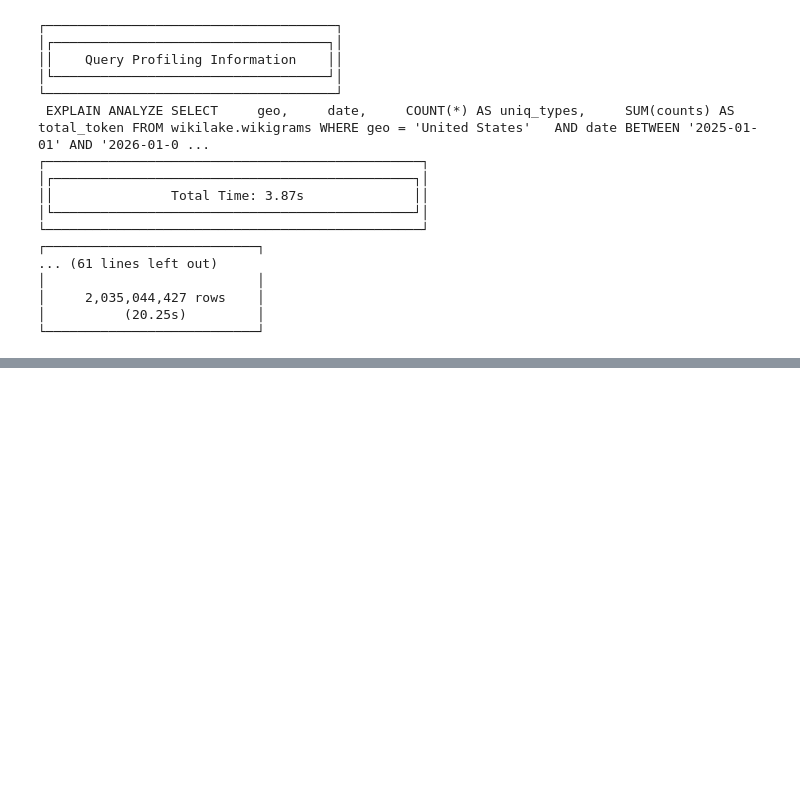
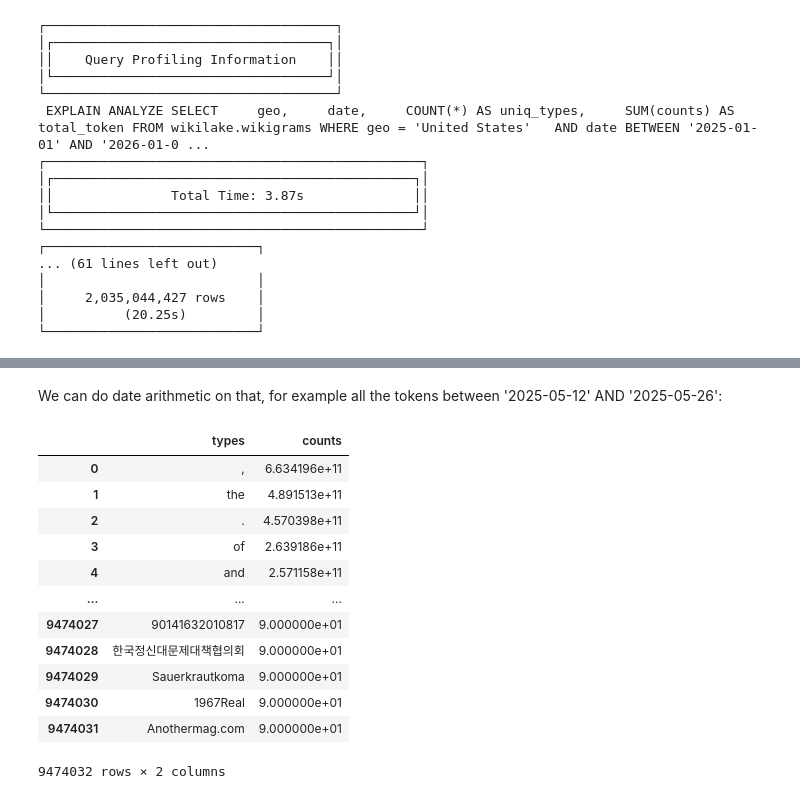
Before and after one commit to Vermont-Complex-Systems/wikigrams, a Jupyter notebook: getting-started.ipynb, the cells around one changed output, grey strips where cells are left out. Drawn from its saved outputs; the diff is of its cells as text; code cells hidden in the pictures; blank space fills up the shorter version.

```diff
--- a/getting-started.ipynb
+++ b/getting-started.ipynb
@@ -185,0 +388,26 @@ for row in plan_html:
+# %% [markdown]
+We can do date arithmetic on that, for example all the tokens between '2025-05-12' AND '2025-05-26':
+# %%
+%%sql
+SELECT
+    types,
+    SUM(counts) as counts
+FROM wikilake.wikigrams_weekly
+WHERE geo = 'United States'
+  AND week BETWEEN '2025-05-12' AND '2025-05-26'
+GROUP BY types
+ORDER BY counts DESC;
+# %% [output]
+|  | types | counts |
+| 0 | , | 6.634196e+11 |
+| 1 | the | 4.891513e+11 |
+| 2 | . | 4.570398e+11 |
+| 3 | of | 2.639186e+11 |
+| 4 | and | 2.571158e+11 |
+| ... | ... | ... |
+| 9474027 | 90141632010817 | 9.000000e+01 |
+| 9474028 | 한국정신대문제대책협의회 | 9.000000e+01 |
+| 9474029 | Sauerkrautkoma | 9.000000e+01 |
+| 9474030 | 1967Real | 9.000000e+01 |
+| 9474031 | Anothermag.com | 9.000000e+01 |
+9474032 rows × 2 columns
```
Also changed, not shown: parts of 25 cells of this notebook, 7 other files.
